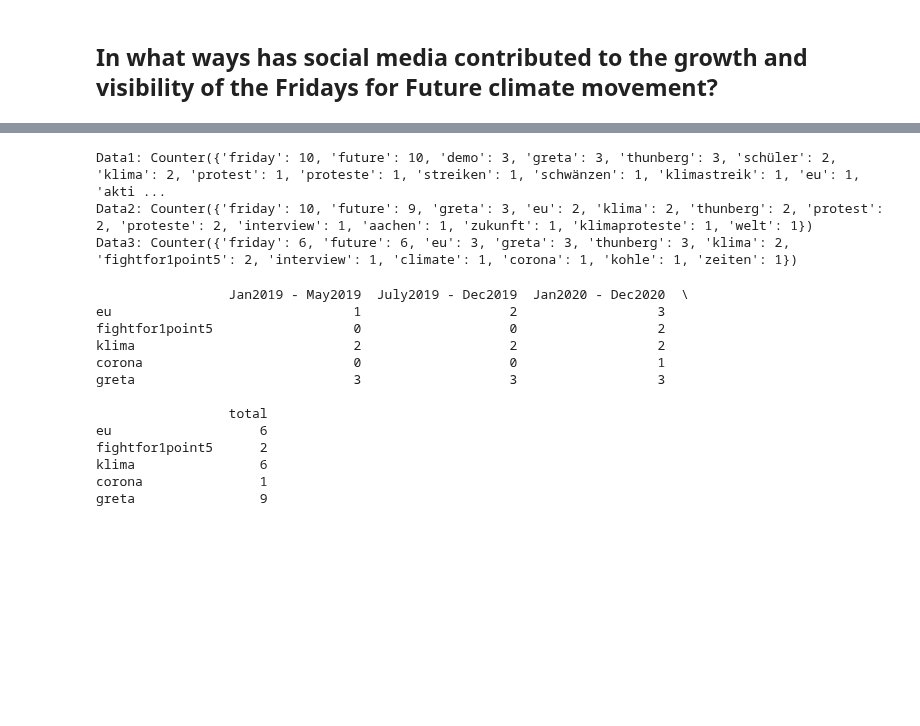
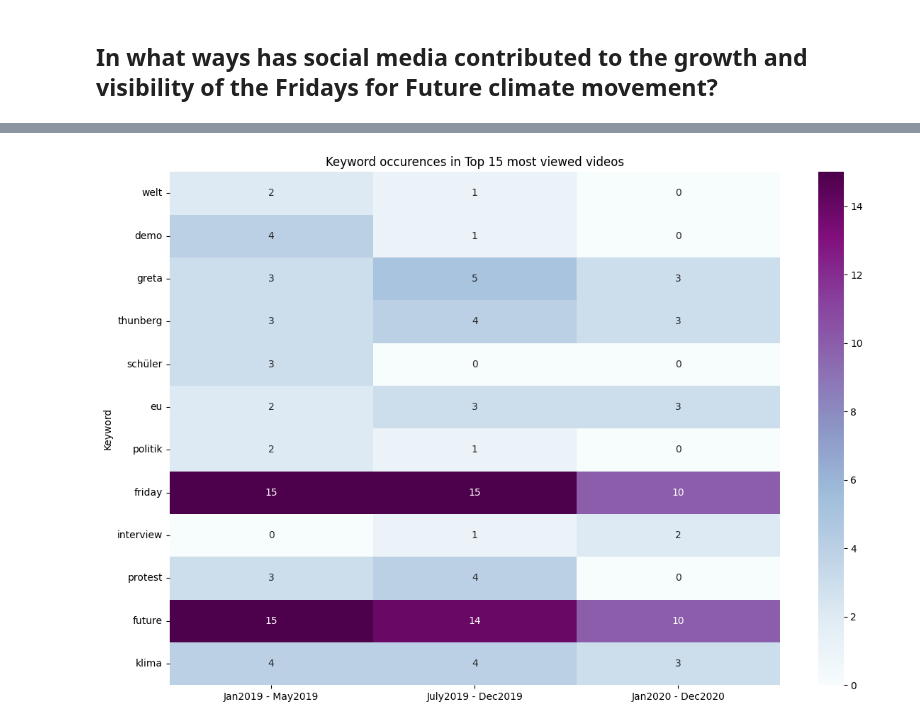
Before and after one commit to DataDivasCAU/DataDivas, a Jupyter notebook: Diana/Question 3/question_3.ipynb, the cells around one changed output, grey strips where cells are left out. Cells and saved outputs as stored; diff of their text form; code cells hidden in the pictures; blank space fills up the shorter version.

```diff
--- a/Diana/Question 3/question_3.ipynb
+++ b/Diana/Question 3/question_3.ipynb
@@ -348,10 +314,10 @@ plt.show()
 keywords = pd.read_csv("keywords.csv")["words"].str.lower().tolist()
 
 def check_keywords(video_df):
-    '''Checks which keywords appear in the top 10
+    '''Checks which keywords appear in the top 15
     most viewed/liked videos'''
     df = pd.read_csv(video_df)
-    df  = df.head(10)
+    df  = df.head(15)
     counts = Counter()
 
     # Iterates over each video
@@ -364,8 +330,4 @@ def check_keywords(video_df):
             counts[kw] += 1
 
     return counts
-# %% [output]
-Data1: Counter({'friday': 10, 'future': 10, 'demo': 3, 'greta': 3, 'thunberg': 3, 'schüler': 2, 'klima': 2, 'protest': 1, 'proteste': 1, 'streiken': 1, 'schwänzen': 1, 'klimastreik': 1, 'eu': 1, 'akti ...
-Data2: Counter({'friday': 10, 'future': 9, 'greta': 3, 'eu': 2, 'klima': 2, 'thunberg': 2, 'protest': 2, 'proteste': 2, 'interview': 1, 'aachen': 1, 'zukunft': 1, 'klimaproteste': 1, 'welt': 1})
-Data3: Counter({'friday': 6, 'future': 6, 'eu': 3, 'greta': 3, 'thunberg': 3, 'klima': 2, 'fightfor1point5': 2, 'interview': 1, 'climate': 1, 'corona': 1, 'kohle': 1, 'zeiten': 1})
 # %%
@@ -379,35 +341,28 @@ pd.DataFrame.from_dict(counts3, orient="index", columns=["count"]).to_csv("keywo
 # %%
 # Combines all keywords from the datasets into a single list
 all_keywords = list(set(counts1.keys()) | set(counts2.keys()) | set(counts3.keys()))
 
 df_counts = pd.DataFrame({
     "Jan2019 - May2019": [counts1.get(k,0) for k in all_keywords],
     "July2019 - Dec2019": [counts2.get(k,0) for k in all_keywords],
     "Jan2020 - Dec2020": [counts3.get(k,0) for k in all_keywords]
 }, index=all_keywords)
 
+if "proteste" in df_counts.index and "protest" in df_counts.index:
+    df_counts.loc["protest"] = df_counts.loc[["protest", "proteste"]].sum()
+    df_counts = df_counts.drop("proteste")
+
 # Adds a total sum occurance to filter out keywords that appeared only once
 df_counts["total"] = df_counts.sum(axis=1)
-df_filtered = df_counts[df_counts["total"] > 1].drop(columns="total")
+df_filtered = df_counts[df_counts["total"] > 2].drop(columns="total")
 df_filtered.to_csv("keyword_counts_combined.csv", encoding="utf-8")
 
 plt.figure(figsize=(12,8))
-sns.heatmap(df_filtered, annot=True, fmt="d", cmap="YlGnBu")
-plt.title("Keyword occurences in Top 10 most viewed videos")
+sns.heatmap(df_filtered, annot=True, fmt="d", cmap="BuPu")
+plt.title("Keyword occurences in Top 15 most viewed videos")
 plt.ylabel("Keyword")
 plt.tight_layout()
+plt.savefig("heatmap.png", dpi=300, bbox_inches="tight")
 plt.show()
 # %% [output]
-                 Jan2019 - May2019  July2019 - Dec2019  Jan2020 - Dec2020  \
-eu                               1                   2                  3
-fightfor1point5                  0                   0                  2
-klima                            2                   2                  2
-corona                           0                   0                  1
-greta                            3                   3                  3
-
-                 total
-eu                   6
-fightfor1point5      2
-klima                6
-corona               1
-greta                9
+[figure, added]
```
Also changed, not shown: parts of 5 cells of this notebook.
